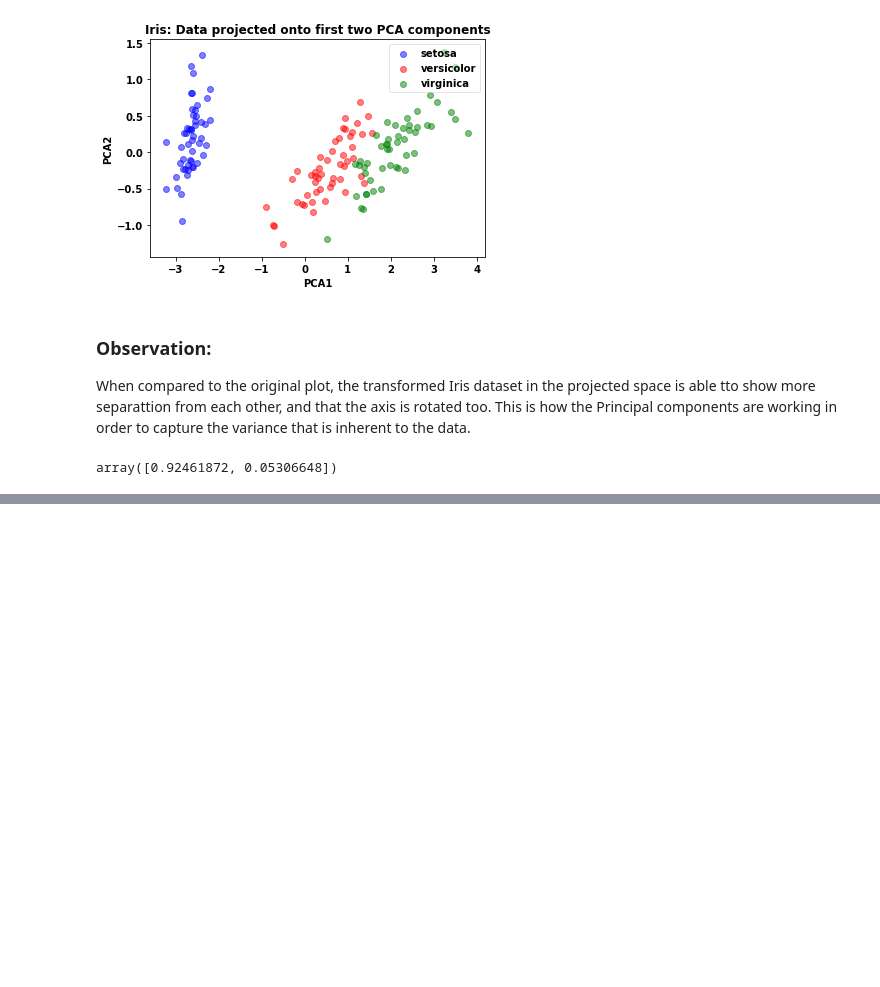
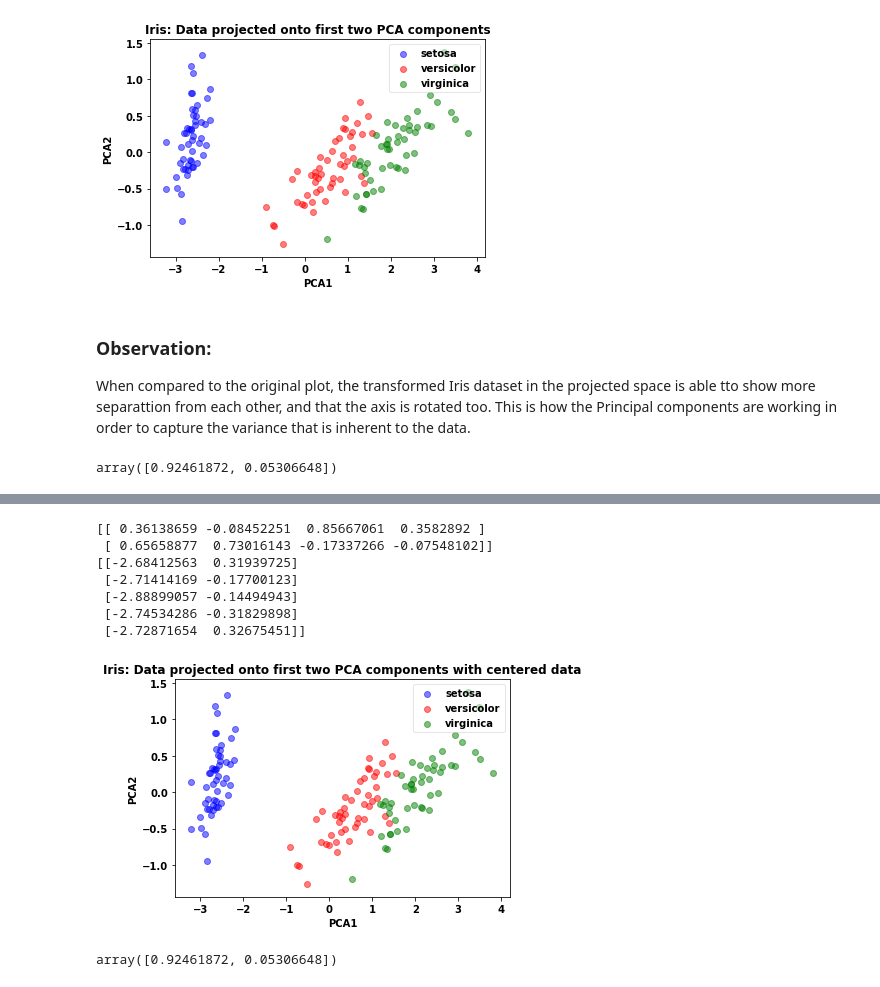
Before and after one commit to ylee9107/FeatureEngineering_myLearning, a Jupyter notebook: 4 - Feature Transformation/Feature Transformation.ipynb, the cells around one changed output, grey strips where cells are left out. Saved outputs shown, nothing was run; the diff lists cells and outputs as text; code cells hidden in the pictures; blank space fills up the shorter version.

```diff
--- a/4 - Feature Transformation/Feature Transformation.ipynb
+++ b/4 - Feature Transformation/Feature Transformation.ipynb
@@ -351,0 +421,26 @@ To do this:
+# %%
+# Fit the PCA to the centred data: 2 principal components from earlier
+pca.fit(X_iris_centred)
+
+# Inspect the specified 2-Components:
+print(pca.components_)
+
+# Transform the data onto the PCA space:
+print(pca.transform(X_iris_centred)[:5, ])
+
+# Plot
+plot_iris(pca.transform(X_iris_centred), y_iris, "Iris: Data projected onto first two PCA components with centered data", "PCA1", "PCA2")
+# %% [output]
+[[ 0.36138659 -0.08452251  0.85667061  0.3582892 ]
+ [ 0.65658877  0.73016143 -0.17337266 -0.07548102]]
+[[-2.68412563  0.31939725]
+ [-2.71414169 -0.17700123]
+ [-2.88899057 -0.14494943]
+ [-2.74534286 -0.31829898]
+ [-2.72871654  0.32675451]]
+[figure, added]
+# %%
+# Compute the percentage of variance in data explained by each component:
+pca.explained_variance_ratio_
+# %% [output]
+array([0.92461872, 0.05306648])
```
Also changed, not shown: parts of 19 cells of this notebook.
